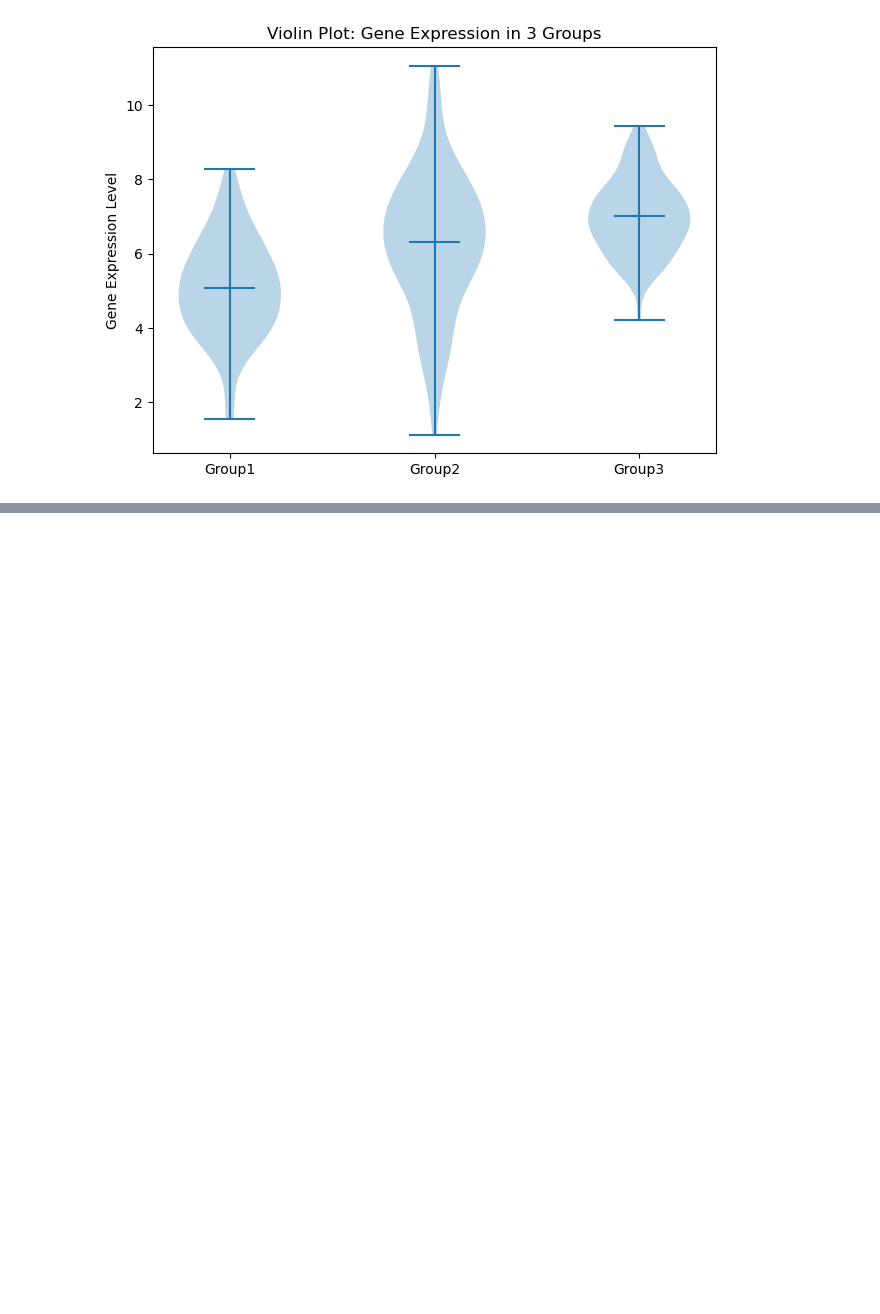
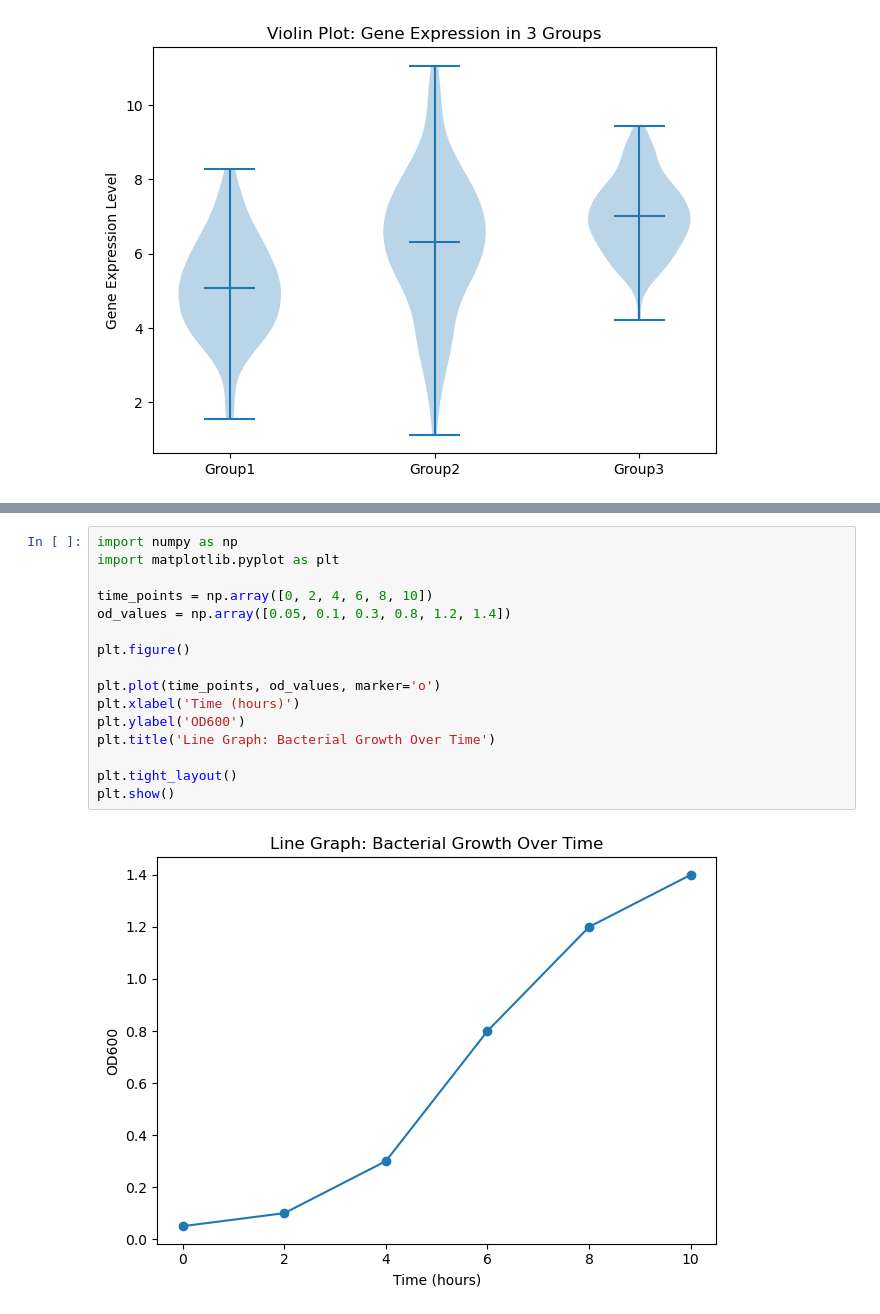
Before and after one commit to hosein-ald/Graphs, a Jupyter notebook: Graphs.ipynb, the cells around one changed output, grey strips where cells are left out. Cells and saved outputs as stored; diff of their text form; blank space fills up the shorter version.

```diff
--- a/Graphs.ipynb
+++ b/Graphs.ipynb
@@ -118,0 +134,18 @@ Graphs.ipynb
+# %%
+import numpy as np
+import matplotlib.pyplot as plt
+
+time_points = np.array([0, 2, 4, 6, 8, 10])
+od_values = np.array([0.05, 0.1, 0.3, 0.8, 1.2, 1.4])
+
+plt.figure()
+
+plt.plot(time_points, od_values, marker='o')
+plt.xlabel('Time (hours)')
+plt.ylabel('OD600')
+plt.title('Line Graph: Bacterial Growth Over Time')
+
+plt.tight_layout()
+plt.show()
+# %% [output]
+[figure, added]
```
Also changed, not shown: parts of 13 cells of this notebook.
